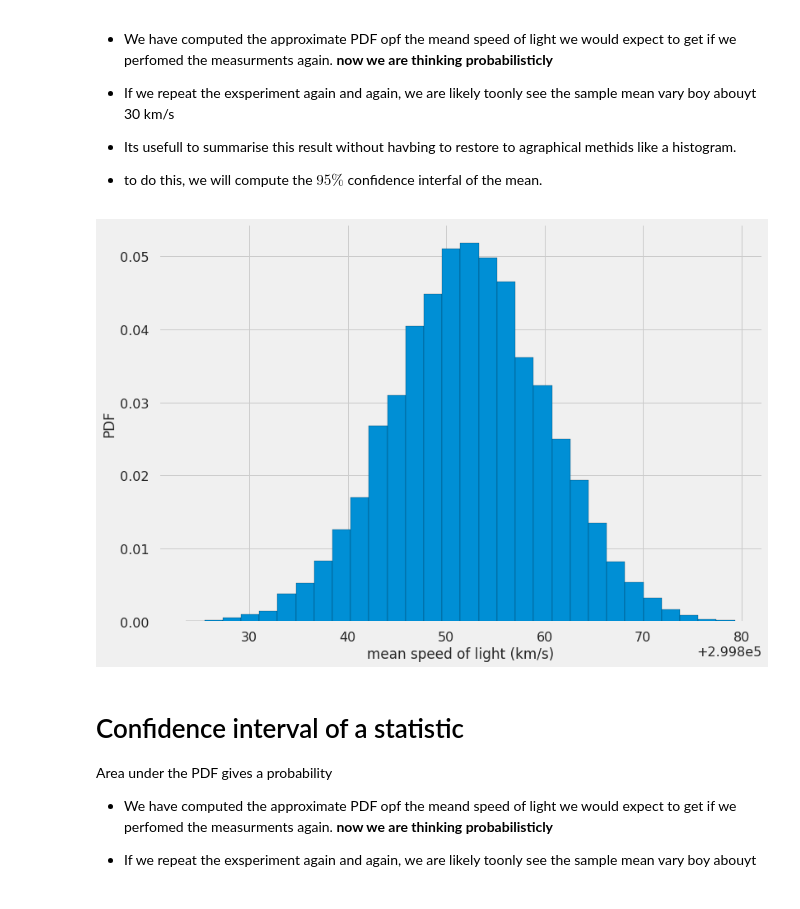
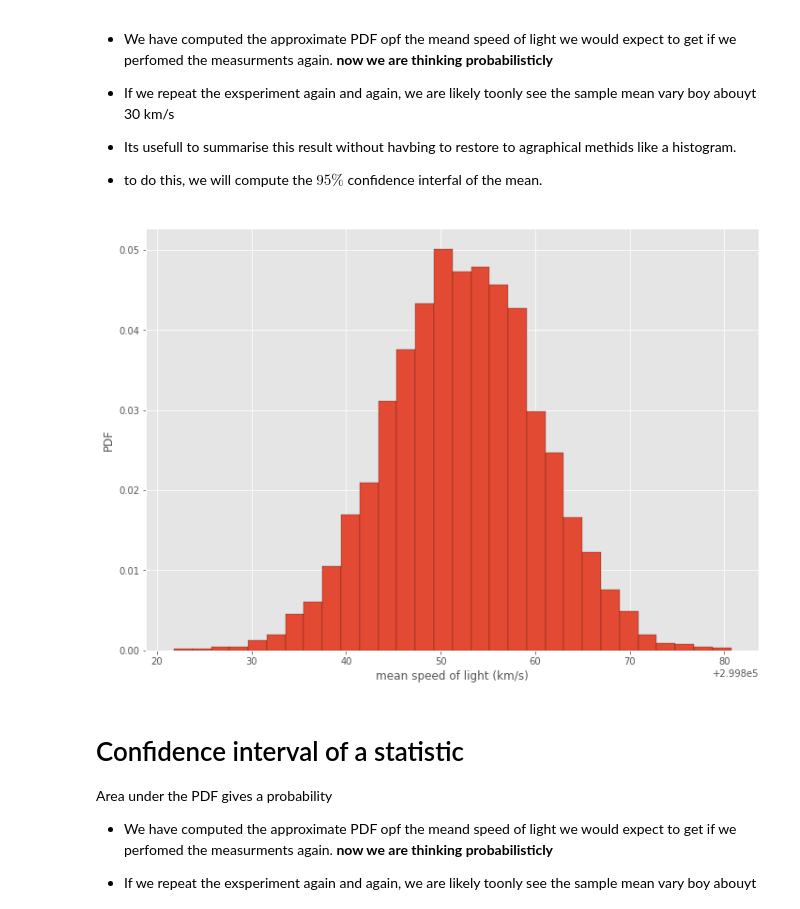
Before and after one commit to franksalas/datacamp, a Jupyter notebook: Statistical_Thinking_Python/06Bootstrap confidence intervals.ipynb, the cells around one changed output. Saved outputs shown, nothing was run; the diff lists cells and outputs as text; code cells hidden in the pictures.

```diff
--- a/Statistical_Thinking_Python/06Bootstrap confidence intervals.ipynb
+++ b/Statistical_Thinking_Python/06Bootstrap confidence intervals.ipynb
@@ -5,10 +5,9 @@ import matplotlib.pyplot as plt
 import seaborn as sns
 
 
-sns.set_style("darkgrid", {"axes.facecolor": ".9"})
-sns.set_context("poster")
+#sns.set_context("poster")
 
-plt.style.use('fivethirtyeight')
+plt.style.use('ggplot')
 
 a4_dims = (11.7, 8.27)
-fig, ax = plt.subplots(figsize=a4_dims)
+# fig, ax = plt.subplots(figsize=a4_dims)
@@ -60,8 +57,8 @@ array([5, 2, 4, 2, 4])
 # Computing a bootstrap replicate
 # %%
 import pandas as pd
-df = pd.read_csv('michelson_speed_of_light.csv')
-michelson_speed_of_light = df['velocity of light in air (km/s)'].as_matrix()
+df = pd.read_csv('data/michelson_speed_of_light.csv')
+michelson_speed_of_light = df['velocity of light in air (km/s)'].values
 # %%
 # choose 100 samples
 bs_sample = np.random.choice(michelson_speed_of_light, size=100)
@@ -190,12 +195,12 @@ Area under the PDF gives a probability
 # %%
 fig, ax = plt.subplots(figsize=a4_dims)
 
-_ = plt.hist(bs_replicates, bins=30, normed=True,edgecolor='black', linewidth=.2)
+_ = plt.hist(bs_replicates, bins=30, density=True,edgecolor='black', linewidth=.2)
 _ = plt.xlabel('mean speed of light (km/s)')
 _ = plt.ylabel('PDF')
 plt.show()
 # %% [output]
-[figure, old version]
+[figure, new version]
 # %% [markdown]
 # Confidence interval of a statistic
 
```
Also changed, not shown: parts of 24 cells of this notebook, 4 other files.
